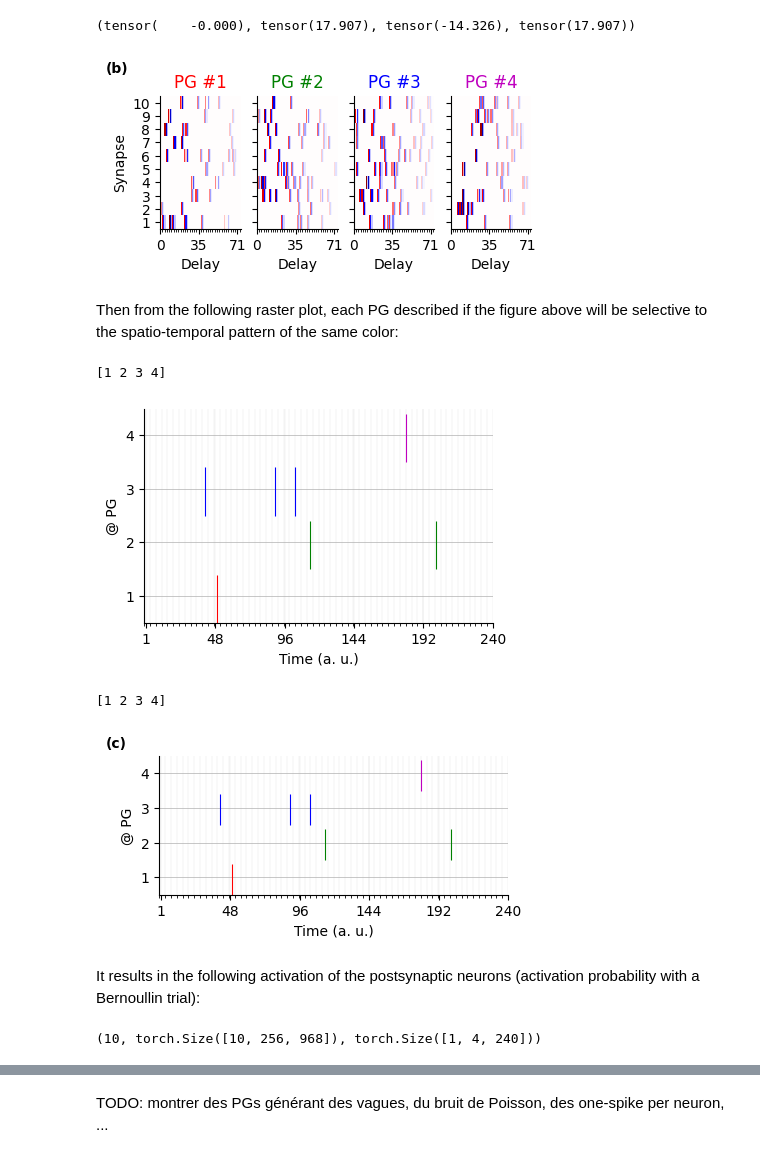
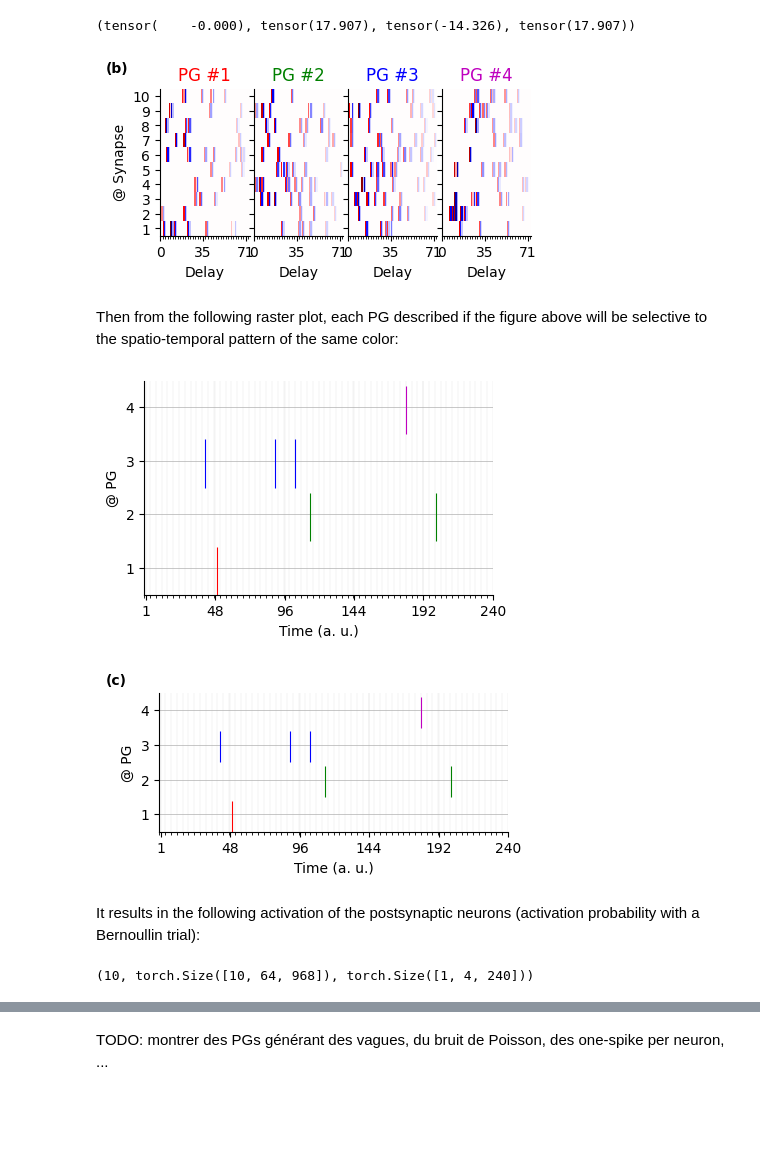
Before and after one commit to SpikeAI/TemporallyHeterogeneousConnections, a Jupyter notebook: dev/2022-11-22_ABCD.ipynb, the cells around one changed output, grey strips where cells are left out. Drawn from its saved outputs; the diff is of its cells as text; code cells hidden in the pictures; blank space fills up the shorter version.

```diff
--- a/dev/2022-11-22_ABCD.ipynb
+++ b/dev/2022-11-22_ABCD.ipynb
@@ -47,7 +47,7 @@ import matplotlib
 import matplotlib.pyplot as plt
 
 import matplotlib
-subplotpars = matplotlib.figure.SubplotParams(left=0.125, right=.95, bottom=0.25, top=.975)
+subplotpars = matplotlib.figure.SubplotParams(left=0.125, right=.95, bottom=0.25, top=.975, wspace=0.05, hspace=0.05,)
 
 figpath = None
 figpath = '../figures'
@@ -63,7 +63,7 @@ from dataclasses import dataclass, asdict
 @dataclass
 class Params:
     datetag: str = datetag
-    N_pre: int = 256 # number of presynaptic inputs
+    N_pre: int = 64 # number of presynaptic inputs
     N_PG_time: int = 75 # number of timesteps in PG, must be a odd number for convolutions
     N_PGs: int = 35 # number of polychronous groups
     E_PG: float = 10. # excitability range of PGs
@@ -218,8 +218,8 @@ class ABCD:
         ax.set_xticks(np.linspace(1, self.opt.N_time, xticks, endpoint=True))
         ax.set_xticklabels(np.linspace(1, self.opt.N_time, xticks, endpoint=True).astype(int))
 
-        ax.grid(False, axis='y', linestyle='-', lw=.5)
-        ax.grid(True, axis='x', which='both', linestyle='-', lw=.1)
+        ax.grid(visible=True, axis='y', linestyle='-', lw=.5)
+        ax.grid(visible=True, axis='x', which='both', linestyle='-', lw=.1)
 
         return fig, ax
 
@@ -276,22 +276,22 @@ class ABCD:
         b_hat, b_hat_bin = self.inference_with_PGs(a, b, PG)
         return torch.mean((b_hat_bin == b)*1.), torch.mean(b_hat_bin[b==1]*1.), 1-torch.mean(b_hat_bin[b==0]*1.)
 
-    def plot_PG(self, PG, cmap='seismic', colors=None, aspect=None, figsize=None, subplotpars=subplotpars):
-
+    def plot_PG(self, PG, cmap='seismic', colors=None, aspect=None, figsize=None, subplotpars=subplotpars, N_PG_show=None):
+        if N_PG_show == None: N_PG_show = self.opt.N_PG_show
         if PG.dtype == torch.bool:
             PG_max = 1
             PG_min = 0
             cmap = 'binary'
         else:
-            PG = PG.numpy()
+            # PG = PG.numpy()
             PG_max = np.abs(PG).max()#.item()
             PG_min = -PG_max
 
         if figsize is None:
             figsize = (self.opt.fig_width, self.opt.fig_width/self.opt.phi)
 
-        fig, axs = plt.subplots(1, self.opt.N_PG_show, figsize=figsize, subplotpars=subplotpars)
-        for i_PG in range(self.opt.N_PG_show):
+        fig, axs = plt.subplots(1, N_PG_show, figsize=figsize, subplotpars=subplotpars)
+        for i_PG in range(N_PG_show):
             ax = axs[i_PG]
             ax.set_axisbelow(True)
 
@@ -323,10 +323,10 @@ class ABCD:
             #ax.xaxis.set_minor_locator(AutoMinorLocator(4))
             #ax.set_xticklabels([-(self.opt.N_PG_time//2), 0, self.opt.N_PG_time//2])
             ax.set_xticklabels([0, (self.opt.N_PG_time//2), (self.opt.N_PG_time)])
-            ax.grid(True, axis='y', linestyle='-', lw=1)
-            ax.grid(True, axis='x', which='both', linestyle='-', lw=.1)
+            # ax.grid(True, axis='y', linestyle='-', lw=1)
+            # ax.grid(True, axis='x', which='both', linestyle='-', lw=.1)
 
-        axs[0].set_ylabel('Synapse')
+        axs[0].set_ylabel('@ Synapse')
         return fig, axs
 
     def plot_a_histo(self, a,  xticks=1, spikelength=.9, colors=None, figsize=None, subplotpars=subplotpars):
@@ -514,18 +512,17 @@ PG.mean(), PG.abs().max(), PG.min(), PG.max()
 # %% [output]
 (tensor(    -0.000), tensor(17.907), tensor(-14.326), tensor(17.907))
 # %%
-fig, axs = env_fig1.plot_PG(PG, aspect=12, colors=colors)
+fig, axs = env_fig1.plot_PG(PG, colors=colors)
 fig.text(0.03, 0.95,'(b)', horizontalalignment='center', verticalalignment='center', weight='bold')
 if not figpath is  None: printfig(fig, 'figure_1b.pdf')
 plt.show()
 # %% [output]
-[figure, old version]
+[figure, new version]
 # %% [markdown]
 Then from the following raster plot, each PG described if the figure above will be selective to the spatio-temporal pattern of the same color:
 # %%
 fig, ax = env_fig1.plot_b(b, colors=colors, yticks=env_fig1.opt.N_PGs)
 # %% [output]
-[1 2 3 4]
 [figure]
 # %%
 fig, ax = env_fig1.plot_b(b, colors=colors, figsize=figsize, subplotpars=subplotpars_fig1, yticks=env_fig1.opt.N_PGs)
@@ -533,12 +530,11 @@ fig.text(0.03, 0.95,'(c)', horizontalalignment='center', verticalalignment='cent
 
 if not figpath is  None: printfig(fig, 'figure_1c')
 # %% [output]
-[1 2 3 4]
 [figure]
 # %% [markdown]
 It results in the following activation of the postsynaptic neurons (activation probability with a Bernoullin trial):
 # %%
 env_fig1.opt.N_pre, a.shape, b.shape
 # %% [output]
-(10, torch.Size([10, 256, 968]), torch.Size([1, 4, 240]))
+(10, torch.Size([10, 64, 968]), torch.Size([1, 4, 240]))
 # %%
```
Also changed, not shown: parts of 24 cells of this notebook.
